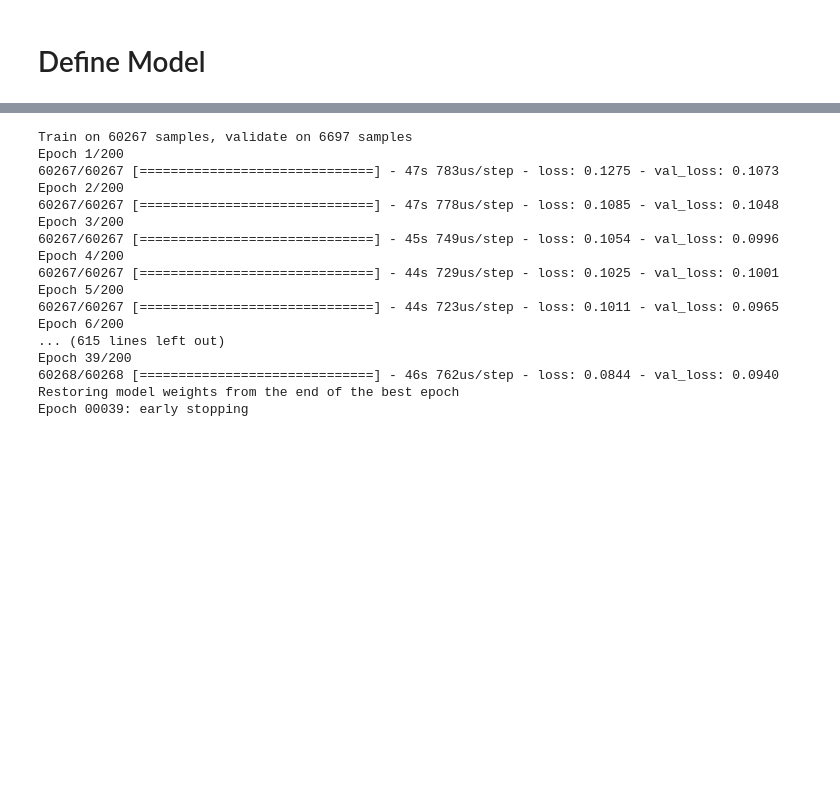
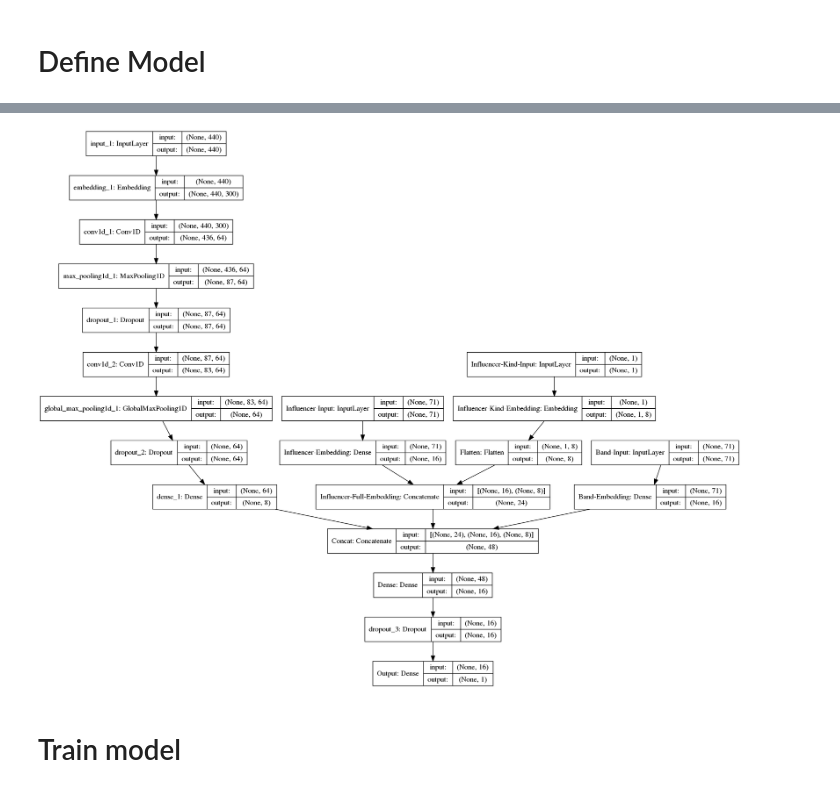
Before and after one commit to pathoumieu/groover_challenge, a Jupyter notebook: 03_final_models.ipynb, the cells around one changed output, grey strips where cells are left out. Cells and saved outputs as stored; diff of their text form; code cells hidden in the pictures; blank space fills up the shorter version.

```diff
--- a/03_final_models.ipynb
+++ b/03_final_models.ipynb
@@ -108,6 +108,8 @@ def build_Text_model(
     i_emb_dim=16,
     b_emb_dim=16,
     kind_emb_dim=8,
+    n_kernels=64,
+    conv_dense=8,
     last_dense=16,
     dropout=0.2,
     activation='relu'
@@ -144,13 +146,13 @@ def build_Text_model(
                                 trainable=False)
     sequence_input = Input(shape=(MAX_SEQUENCE_LENGTH,), dtype='int32')
     embedded_sequences = embedding_layer(sequence_input)
-    x = Conv1D(64, 5, activation='relu')(embedded_sequences)
+    x = Conv1D(n_kernels, 5, activation='relu')(embedded_sequences)
     x = MaxPooling1D(5)(x)
     x = Dropout(rate=dropout)(x)
-    x = Conv1D(32, 5, activation='relu')(x)
+    x = Conv1D(n_kernels, 5, activation='relu')(x)
     x = GlobalMaxPooling1D()(x)
     x = Dropout(rate=dropout)(x)
-    seq_emb = Dense(8, activation='relu')(x)
+    seq_emb = Dense(conv_dense, activation='relu')(x)
 
     # Concatenate and create product
     concat = Concatenate(name="Concat", axis=-1)([influencer_full_emb, band_embedding, seq_emb])
@@ -169,3 +171,8 @@ def build_Text_model(
     model.compile('adam', 'mean_squared_error')
 
     return model, band_embedding_model, influencer_embedding_model
+# %%
+# Plot architecture
+model, band_embedding_model, influencer_embedding_model = build_Text_model(dropout=0.2)
+plot_model(model, to_file='Text_model_plot.png', show_shapes=True, show_layer_names=True)
+# %% [output]
@@ -172,3 +193,6 @@ def build_Text_model(
+[figure, added]
+# %% [markdown]
+# Train model
 # %%
 EPOCHS = 200
 PATIENCE = 20
@@ -190,7 +214,7 @@ for train_index, test_index in skf.split(X, (y * 100).astype(int)):
     docs_train, docs_valid = docs_train[tridx], docs_train[vidx]
 
     # Build model
-    model, band_embedding_model, influencer_embedding_model = build_NN_model(dropout=0.2)
+    model, band_embedding_model, influencer_embedding_model = build_Text_model(dropout=0.2)
 
     # Early stopping callback
     es = EarlyStopping(
@@ -222,23 +246,5 @@ for train_index, test_index in skf.split(X, (y * 100).astype(int)):
     ))
 
 nn_score /= N_FOLDS
-# %% [output]
-Train on 60267 samples, validate on 6697 samples
-Epoch 1/200
-60267/60267 [==============================] - 47s 783us/step - loss: 0.1275 - val_loss: 0.1073
-Epoch 2/200
-60267/60267 [==============================] - 47s 778us/step - loss: 0.1085 - val_loss: 0.1048
-Epoch 3/200
-60267/60267 [==============================] - 45s 749us/step - loss: 0.1054 - val_loss: 0.0996
-Epoch 4/200
-60267/60267 [==============================] - 44s 729us/step - loss: 0.1025 - val_loss: 0.1001
-Epoch 5/200
-60267/60267 [==============================] - 44s 723us/step - loss: 0.1011 - val_loss: 0.0965
-Epoch 6/200
-... (615 lines left out)
-Epoch 39/200
-60268/60268 [==============================] - 46s 762us/step - loss: 0.0844 - val_loss: 0.0940
-Restoring model weights from the end of the best epoch
-Epoch 00039: early stopping
 # %%
 print(nn_score)
```
Also changed, not shown: parts of 8 cells of this notebook, 4 other files.
